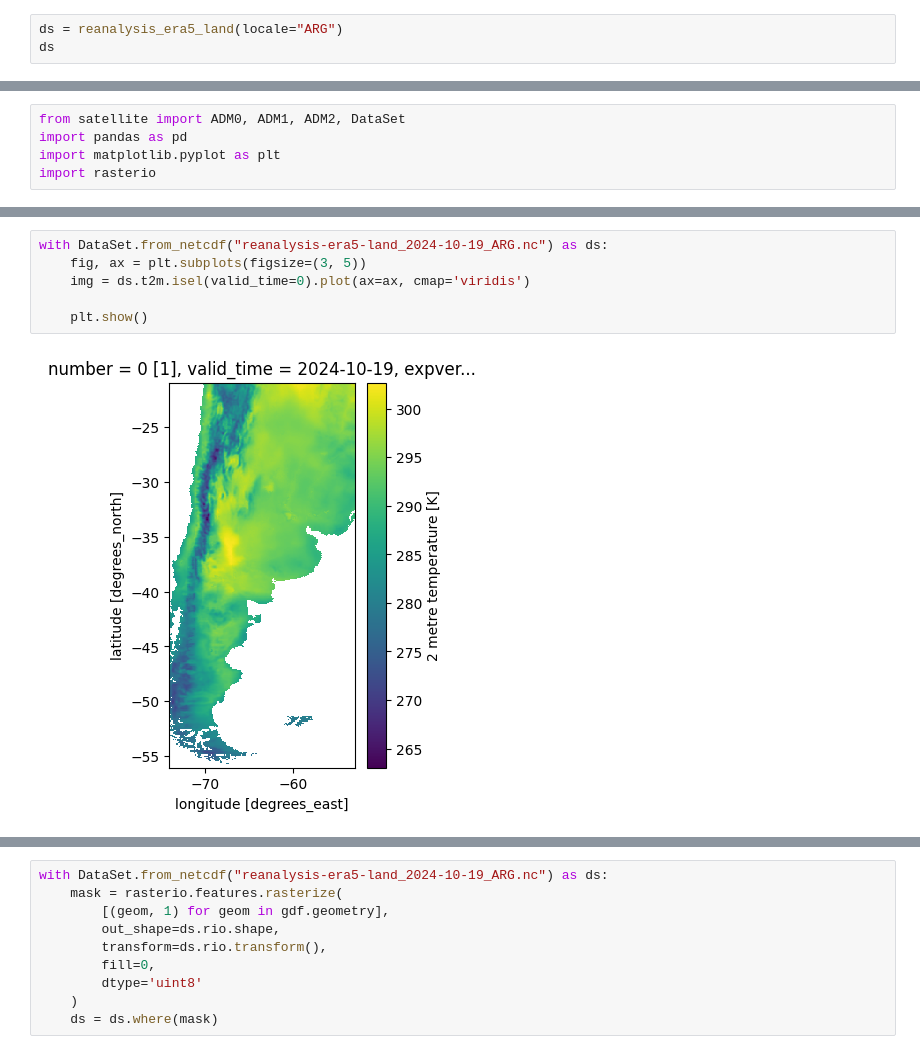
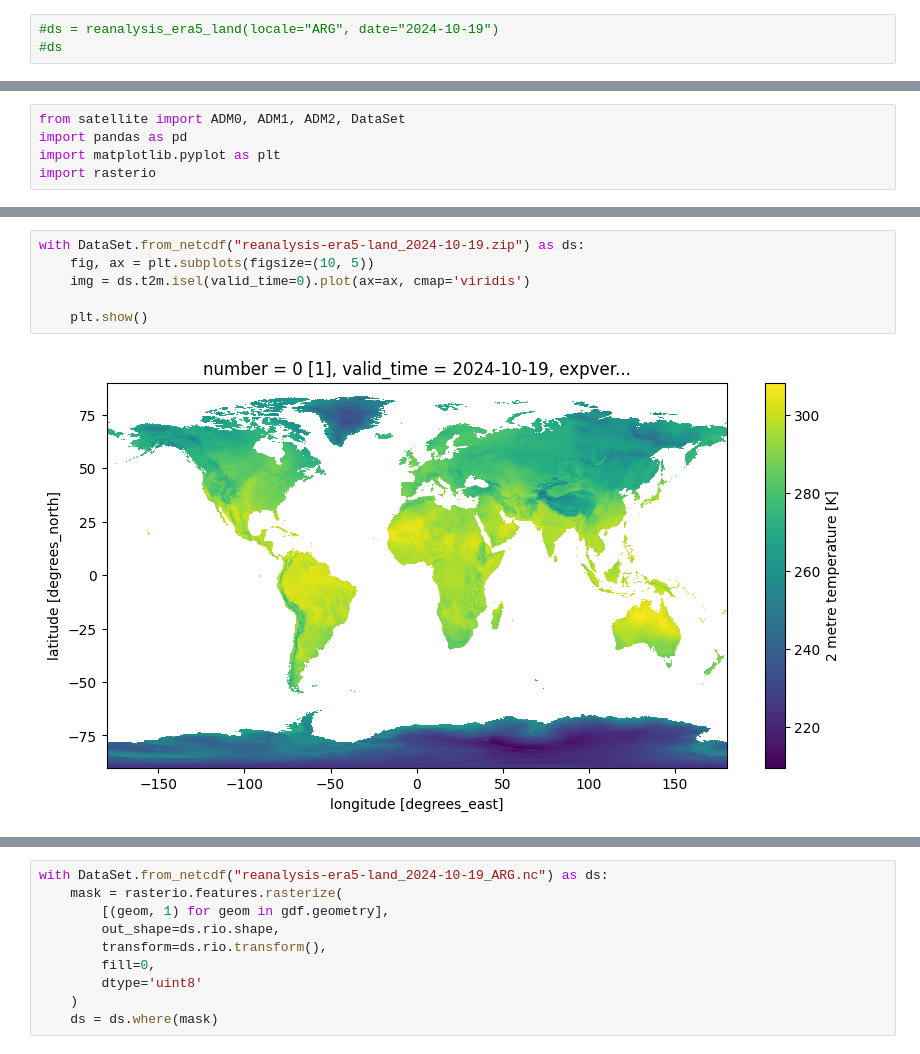
Before and after one commit to osl-incubator/satellite-weather-downloader, a Jupyter notebook: notebooks/003_coper_extension_usage.ipynb, the cells around one changed output, grey strips where cells are left out. Saved outputs shown, nothing was run; the diff lists cells and outputs as text.

```diff
--- a/notebooks/003_coper_extension_usage.ipynb
+++ b/notebooks/003_coper_extension_usage.ipynb
@@ -10,5 +10,5 @@ from satellite.request import reanalysis_era5_land
 
 ## `coper` extension basic usage
 # %%
-ds = reanalysis_era5_land(locale="ARG")
-ds
+#ds = reanalysis_era5_land(locale="ARG", date="2024-10-19")
+#ds
@@ -58,8 +24,8 @@ gdf
 # %%
-with DataSet.from_netcdf("reanalysis-era5-land_2024-10-19_ARG.nc") as ds:
-    fig, ax = plt.subplots(figsize=(3, 5))
+with DataSet.from_netcdf("reanalysis-era5-land_2024-10-19.zip") as ds:
+    fig, ax = plt.subplots(figsize=(10, 5))
     img = ds.t2m.isel(valid_time=0).plot(ax=ax, cmap='viridis')
 
     plt.show()
 # %% [output]
-[figure, old version]
+[figure, new version]
```
Also changed, not shown: parts of 11 cells of this notebook, 1 other file.
